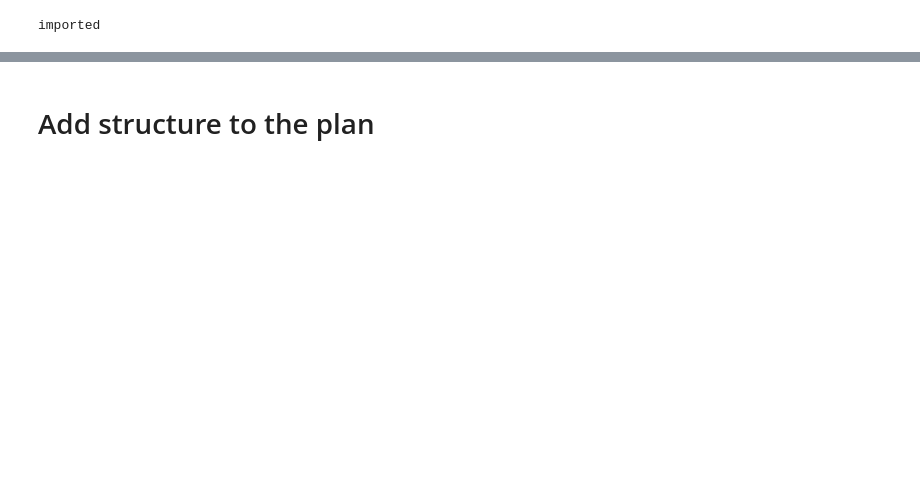
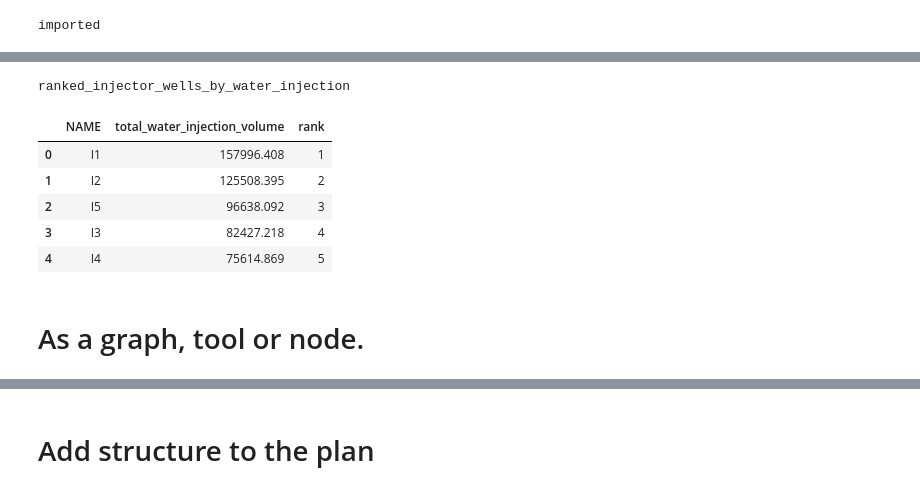
Before and after one commit to xavierbox/AgenticWaterfloodInsights3, a Jupyter notebook: notebooks/experiment1.ipynb, the cells around one changed output, grey strips where cells are left out. Drawn from its saved outputs; the diff is of its cells as text; code cells hidden in the pictures; blank space fills up the shorter version.

Commit message:
tweak prompt for single agent

```diff
--- a/notebooks/experiment1.ipynb
+++ b/notebooks/experiment1.ipynb
@@ -90,0 +104,6 @@ Table: injectors
+# %%
+constraints = "".join([f"- {i}\n" for i in semantic_catalog.semantic_constraints])
+print(constraints)
+
+idiom_context = "".join([f"- {i}: {v}\n" for i,v in idiom_rules.items()])
+print( idiom_context )
@@ -90,0 +133,11 @@ Table: injectors
+# %%
+
+single_agent_data = SmartData()
+single_agent_data.initialize_from_named_dataframes( df_dict, known_table_models )
+single_agnet_tools = SmartDataTools( single_agent_data ).get_tools()
+
+#from runtime.v4.analyst_agent.analyst_prompts import system_prompt_template3 as system_prompt_template3
+from runtime.v4.analyst_agent.analyst_prompts import system_prompt_template1 as system_prompt_template1
+#prompt = system_prompt_template3.format( idiom = 'duckdb', idiom_examples = idiom_context, constraints = constraints)
+prompt = system_prompt_template1.format( idiom = 'duckdb', idiom_examples = idiom_context, constraints = constraints)
+print( prompt )
@@ -90,0 +162,18 @@ Table: injectors
+# %%
+
+llm = azure_llm_if()
+
+single_agent_data.clear_derived()
+agent = create_agent(
+        model=llm,
+        system_prompt=prompt,
+        tools=single_agnet_tools,
+        response_format=AgentTableResponse,
+        #checkpointer= MemorySaver()
+    )
+
+messages = {"messages": [{"role": "user", "content": query11}]}
+response = run_agent_stream_values(agent, messages )
+
+#name = response['structured_response'].tables[0].table_name
+#data.get_table_as_df( name )
@@ -90,0 +198,14 @@ Table: injectors
+# %%
+table_name = response['structured_response'].tables[0].table_name
+print(table_name )
+single_agent_data.get_table_as_df( table_name )
+# %% [output]
+ranked_injector_wells_by_water_injection
+|  | NAME | total_water_injection_volume | rank |
+| 0 | I1 | 157996.408 | 1 |
+| 1 | I2 | 125508.395 | 2 |
+| 2 | I5 | 96638.092 | 3 |
+| 3 | I3 | 82427.218 | 4 |
+| 4 | I4 | 75614.869 | 5 |
+# %% [markdown]
+# As a graph, tool or node.
```
Also changed, not shown: parts of 33 cells of this notebook, 5 other files.
